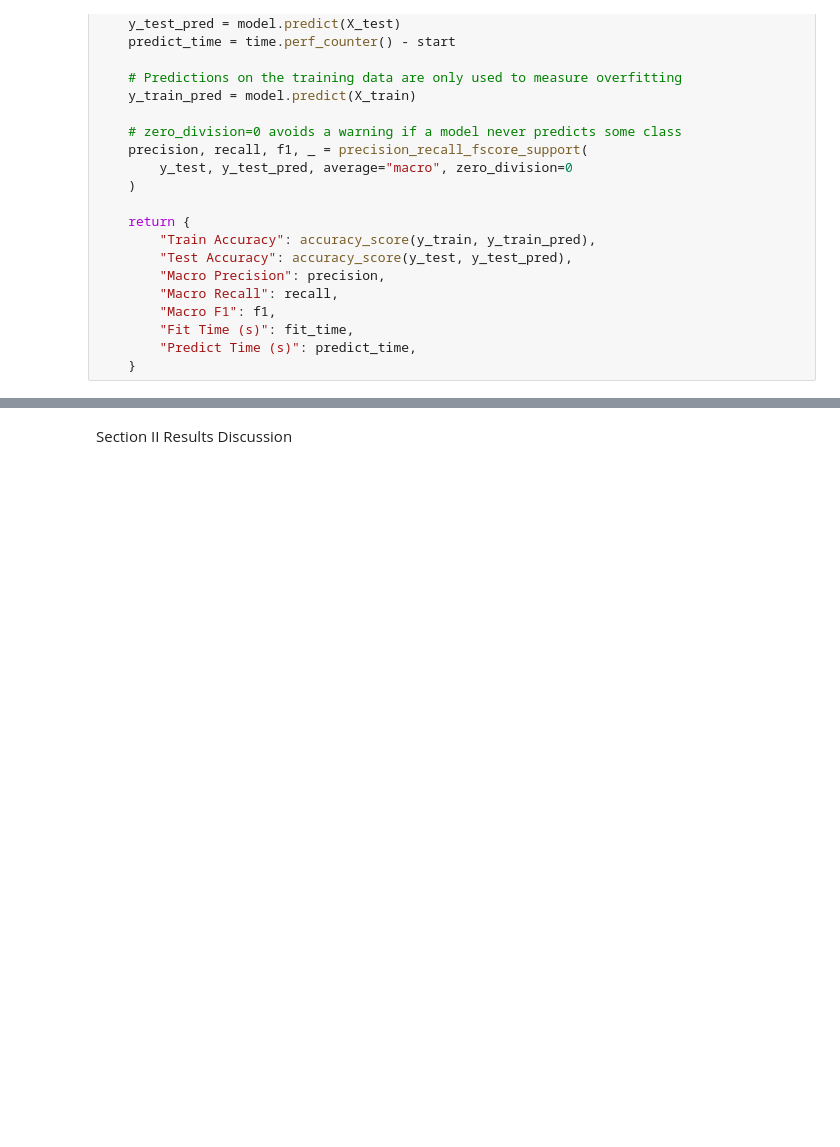
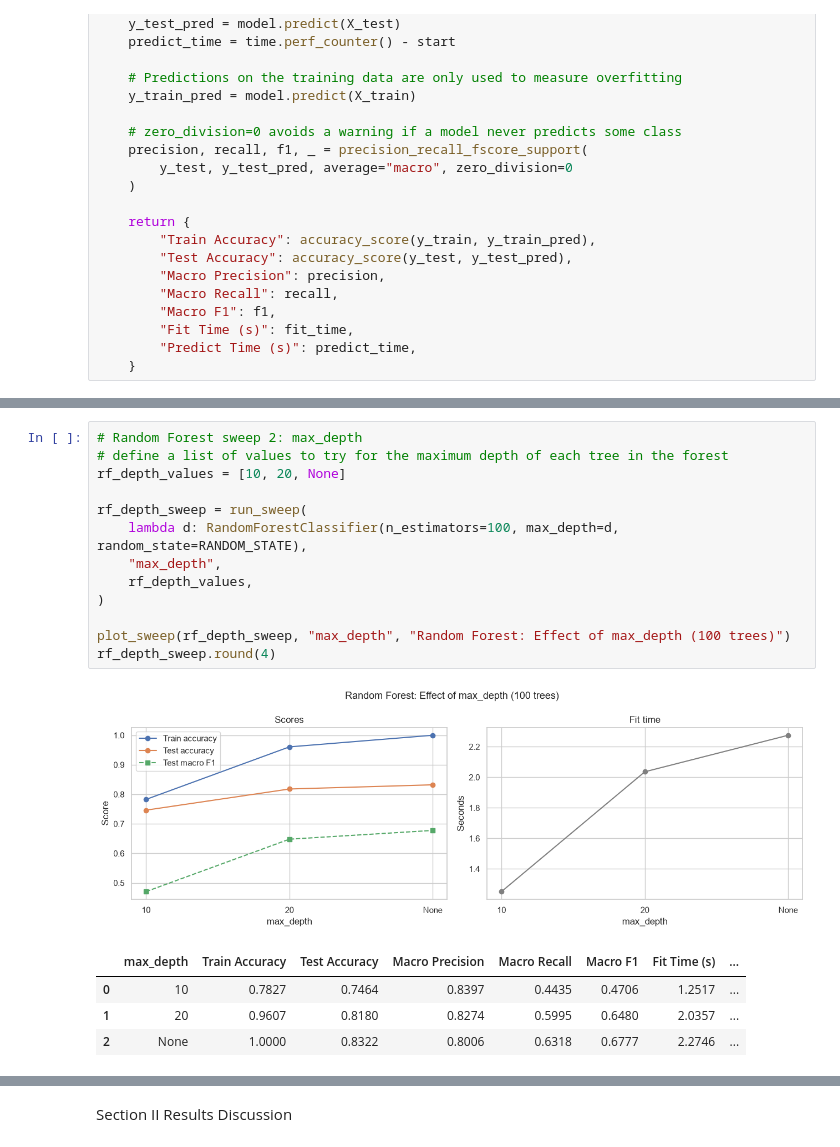
Before and after one commit to sgillihan/CSPB4622_Project1_Forest_Cover, a Jupyter notebook: Forest_Cover_Prediction_SGillihan.ipynb, the cells around one changed output, grey strips where cells are left out. Saved outputs shown, nothing was run; the diff lists cells and outputs as text; blank space fills up the shorter version.

```diff
--- a/Forest_Cover_Prediction_SGillihan.ipynb
+++ b/Forest_Cover_Prediction_SGillihan.ipynb
@@ -435,0 +734,19 @@ II B: Random Forest (RF)
+# %%
+# Random Forest sweep 2: max_depth
+# define a list of values to try for the maximum depth of each tree in the forest
+rf_depth_values = [10, 20, None]
+
+rf_depth_sweep = run_sweep(
+    lambda d: RandomForestClassifier(n_estimators=100, max_depth=d, random_state=RANDOM_STATE),
+    "max_depth",
+    rf_depth_values,
+)
+
+plot_sweep(rf_depth_sweep, "max_depth", "Random Forest: Effect of max_depth (100 trees)")
+rf_depth_sweep.round(4)
+# %% [output]
+[figure, added]
+|  | max_depth | Train Accuracy | Test Accuracy | Macro Precision | Macro Recall | Macro F1 | Fit Time (s) | ... |
+| 0 | 10 | 0.7827 | 0.7464 | 0.8397 | 0.4435 | 0.4706 | 1.2517 | ... |
+| 1 | 20 | 0.9607 | 0.8180 | 0.8274 | 0.5995 | 0.6480 | 2.0357 | ... |
+| 2 | None | 1.0000 | 0.8322 | 0.8006 | 0.6318 | 0.6777 | 2.2746 | ... |
```
Also changed, not shown: parts of 21 cells of this notebook.
